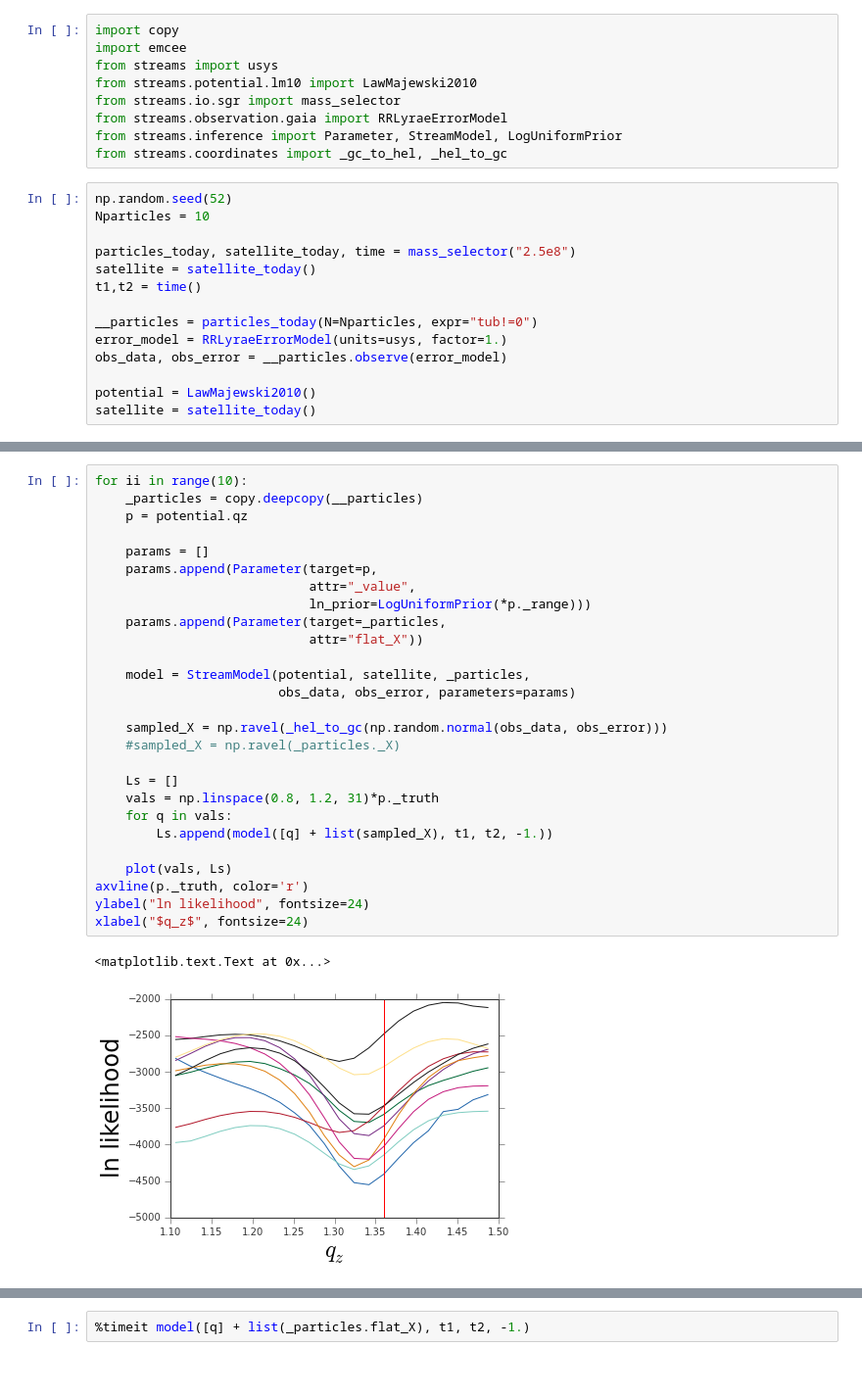
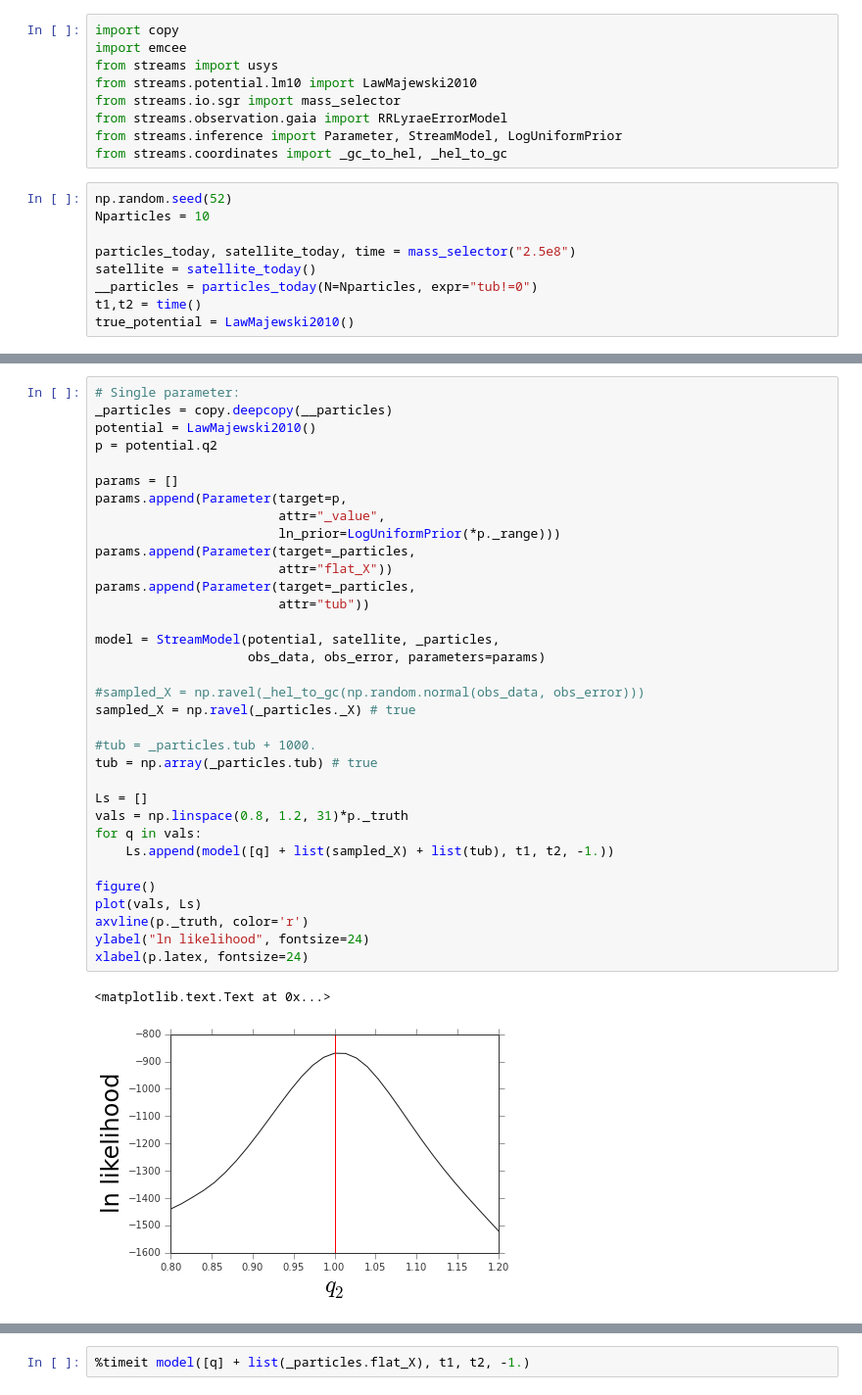
Before and after one commit to adrn/streams, a Jupyter notebook: text/notebooks/Test New Likelihood.ipynb, the cells around one changed output, grey strips where cells are left out. Shown at 98% size. Saved outputs shown, nothing was run; the diff lists cells and outputs as text.

```diff
--- a/text/notebooks/Test New Likelihood.ipynb
+++ b/text/notebooks/Test New Likelihood.ipynb
@@ -118,11 +118,6 @@ Nparticles = 10
 
 particles_today, satellite_today, time = mass_selector("2.5e8")
 satellite = satellite_today()
+__particles = particles_today(N=Nparticles, expr="tub!=0")
 t1,t2 = time()
-
-__particles = particles_today(N=Nparticles, expr="tub!=0")
-error_model = RRLyraeErrorModel(units=usys, factor=1.)
-obs_data, obs_error = __particles.observe(error_model)
-
-potential = LawMajewski2010()
-satellite = satellite_today()
+true_potential = LawMajewski2010()
@@ -129,30 +134,37 @@ satellite = satellite_today()
 # %%
-for ii in range(10):
-    _particles = copy.deepcopy(__particles)
-    p = potential.qz
+# Single parameter:
+_particles = copy.deepcopy(__particles)
+potential = LawMajewski2010()
+p = potential.q2
 
-    params = []
-    params.append(Parameter(target=p,
-                            attr="_value",
-                            ln_prior=LogUniformPrior(*p._range)))
-    params.append(Parameter(target=_particles,
-                            attr="flat_X"))
+params = []
+params.append(Parameter(target=p,
+                        attr="_value",
+                        ln_prior=LogUniformPrior(*p._range)))
+params.append(Parameter(target=_particles,
+                        attr="flat_X"))
+params.append(Parameter(target=_particles,
+                        attr="tub"))
 
-    model = StreamModel(potential, satellite, _particles,
-                        obs_data, obs_error, parameters=params)
+model = StreamModel(potential, satellite, _particles,
+                    obs_data, obs_error, parameters=params)
 
-    sampled_X = np.ravel(_hel_to_gc(np.random.normal(obs_data, obs_error)))
-    #sampled_X = np.ravel(_particles._X)
+#sampled_X = np.ravel(_hel_to_gc(np.random.normal(obs_data, obs_error)))
+sampled_X = np.ravel(_particles._X) # true
 
-    Ls = []
-    vals = np.linspace(0.8, 1.2, 31)*p._truth
-    for q in vals:
-        Ls.append(model([q] + list(sampled_X), t1, t2, -1.))
+#tub = _particles.tub + 1000.
+tub = np.array(_particles.tub) # true
 
-    plot(vals, Ls)
+Ls = []
+vals = np.linspace(0.8, 1.2, 31)*p._truth
+for q in vals:
+    Ls.append(model([q] + list(sampled_X) + list(tub), t1, t2, -1.))
+
+figure()
+plot(vals, Ls)
 axvline(p._truth, color='r')
 ylabel("ln likelihood", fontsize=24)
-xlabel("$q_z$", fontsize=24)
+xlabel(p.latex, fontsize=24)
 # %% [output]
 <matplotlib.text.Text at 0x...>
-[figure, old version]
+[figure, new version]
```
Also changed, not shown: parts of 12 cells of this notebook.
